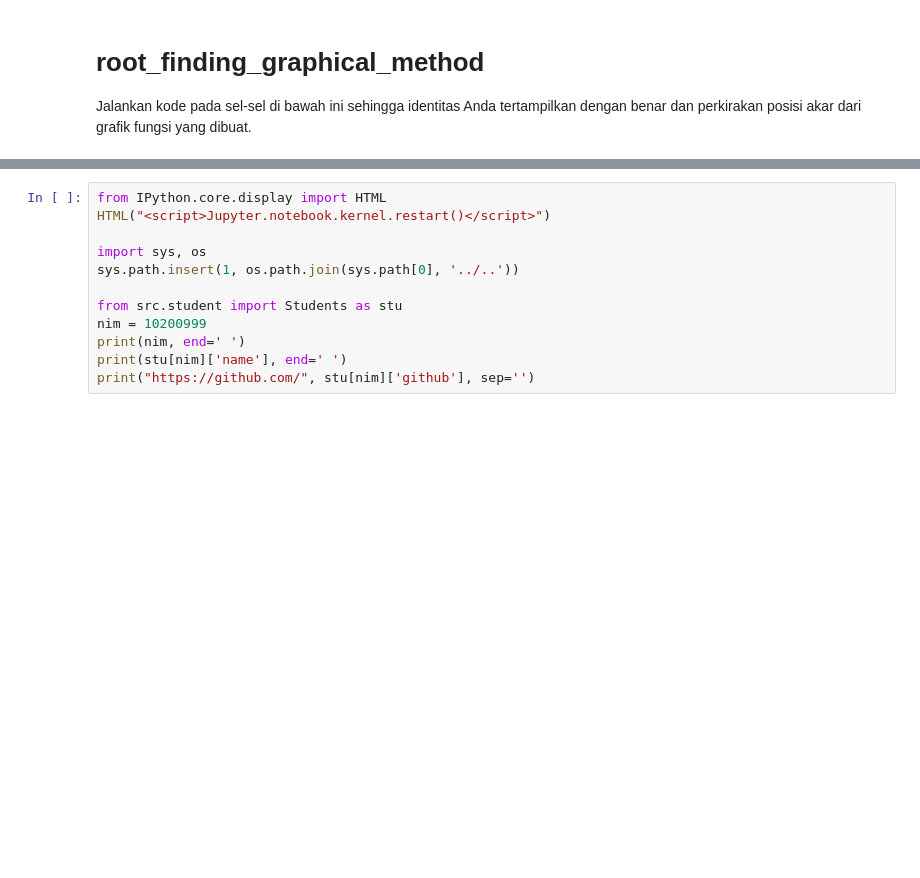
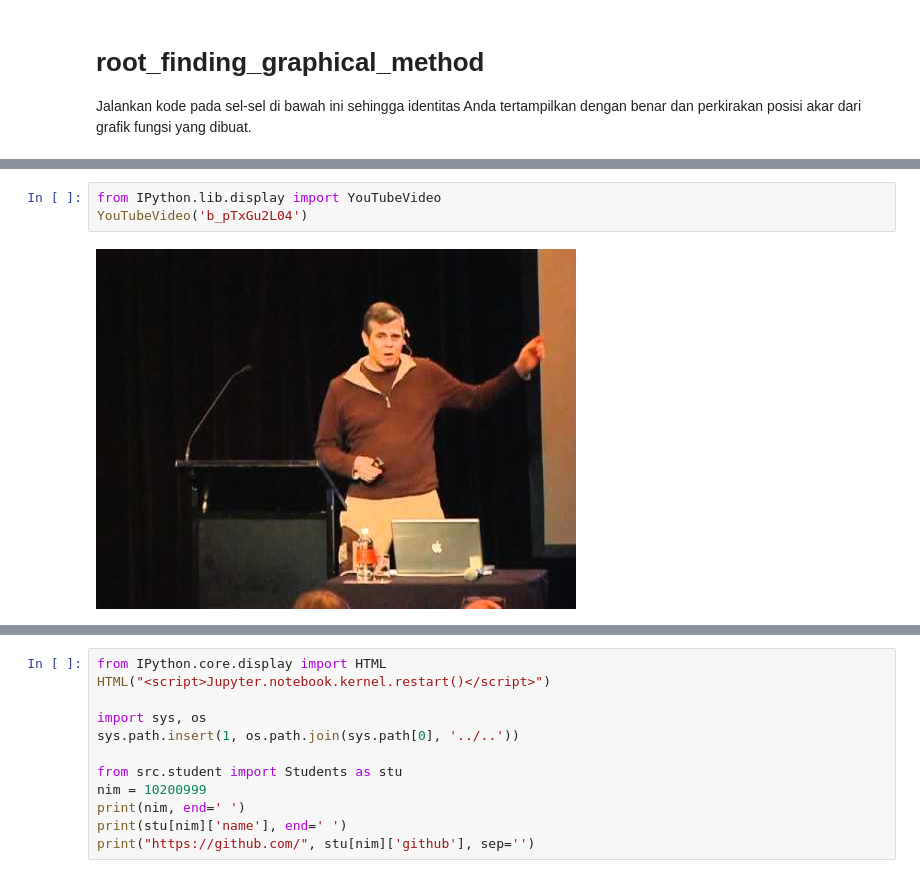
Before and after one commit to dudung/2021-2-fi3201-01-u2, a Jupyter notebook: que/10200000/root_finding_graphical_method.ipynb, the cells around one changed output, grey strips where cells are left out. Cells and saved outputs as stored; diff of their text form; blank space fills up the shorter version.

```diff
--- a/que/10200000/root_finding_graphical_method.ipynb
+++ b/que/10200000/root_finding_graphical_method.ipynb
@@ -26,0 +4,5 @@ https://user-images.githubusercontent.com/6877923/115474571-03c75800-a23e-11eb-8
+# %%
+from IPython.lib.display import YouTubeVideo
+YouTubeVideo('b_pTxGu2L04')
+# %% [output]
+[figure, added]
```
Also changed, not shown: parts of 6 cells of this notebook.
